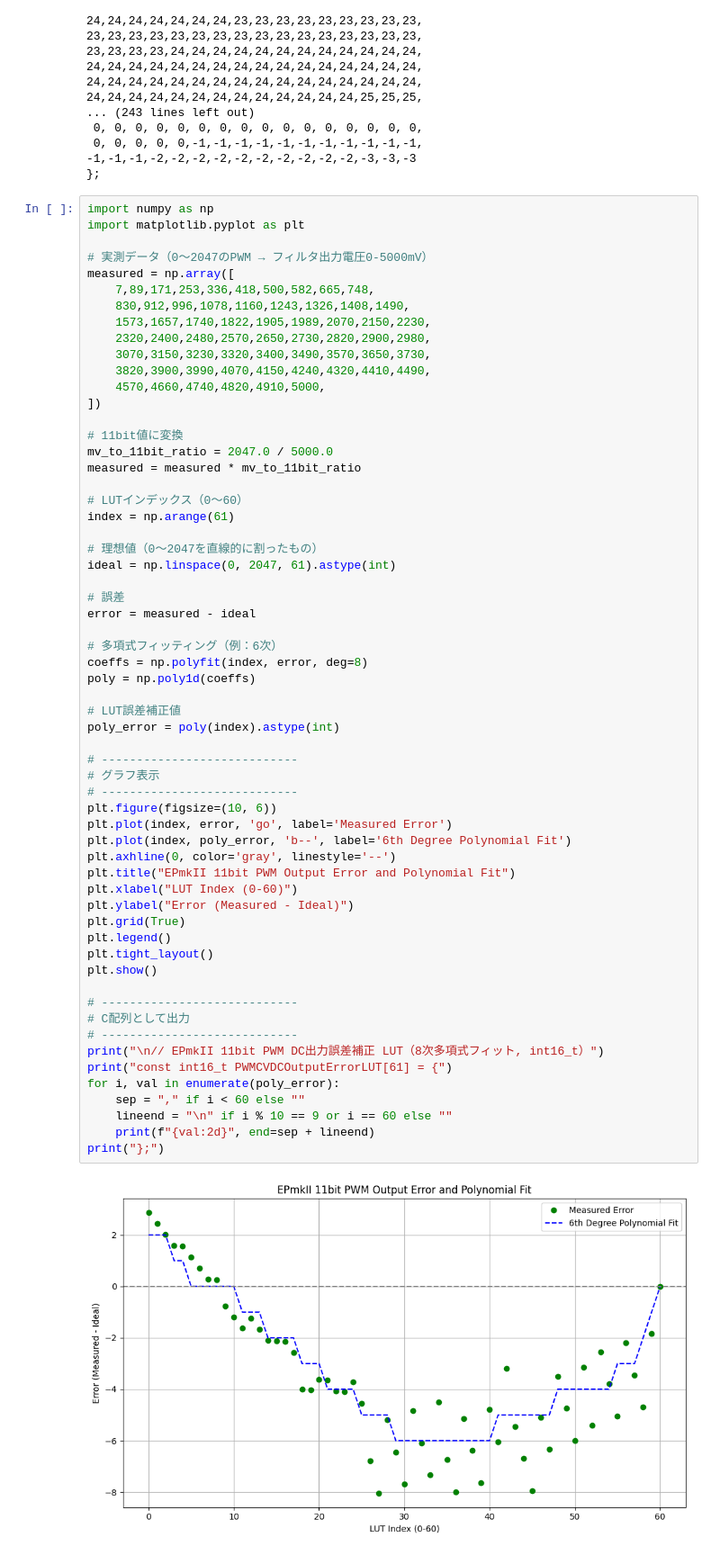
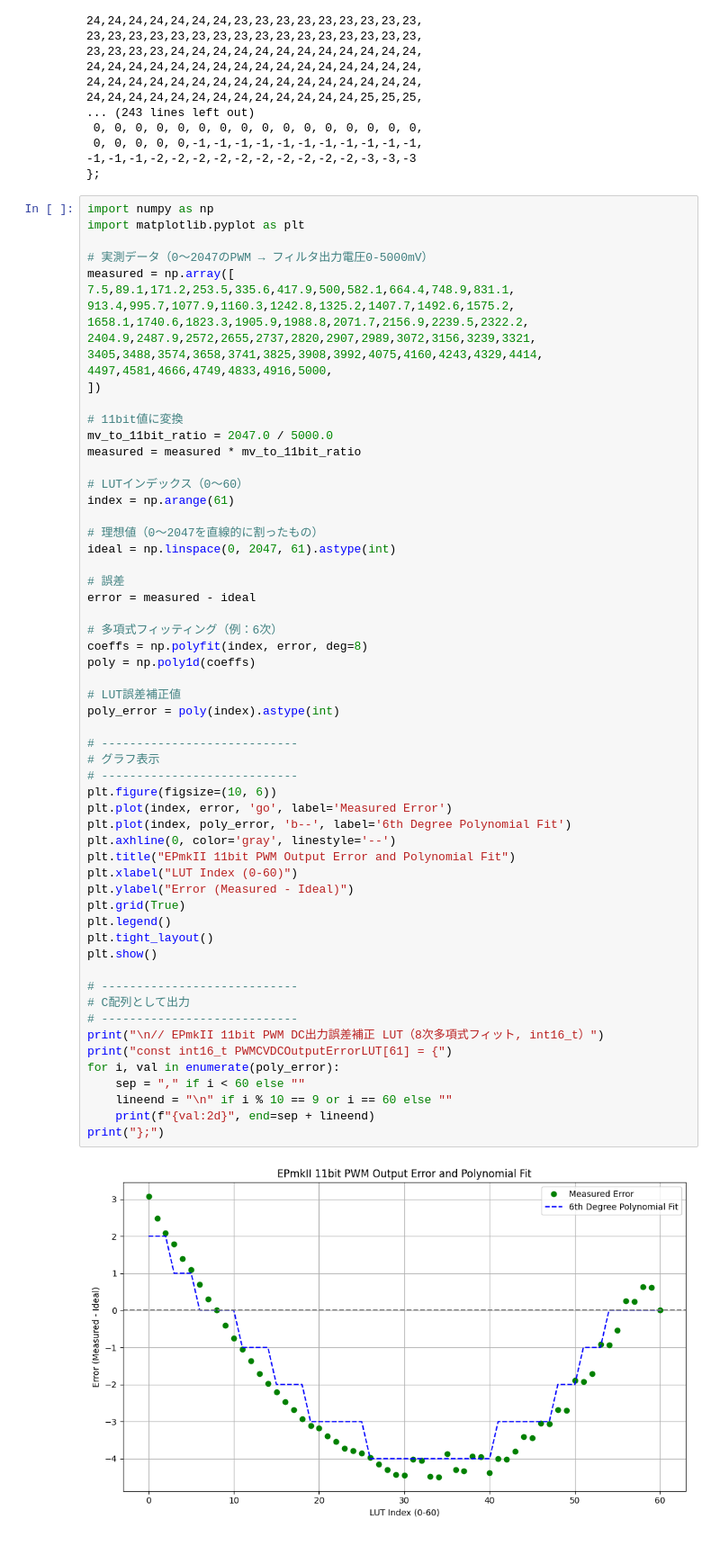
Before and after one commit to marksard/EurorackPlaygroundMkII, a Jupyter notebook: app/AdjusterApp/src/EPmkII_VOCT_CVOUT_LUT.ipynb, the cells around one changed output. Shown at 90% size. Drawn from its saved outputs; the diff is of its cells as text.

```diff
--- a/app/AdjusterApp/src/EPmkII_VOCT_CVOUT_LUT.ipynb
+++ b/app/AdjusterApp/src/EPmkII_VOCT_CVOUT_LUT.ipynb
@@ -79,13 +79,12 @@ import matplotlib.pyplot as plt
 
 # 実測データ（0〜2047のPWM → フィルタ出力電圧0-5000mV）
 measured = np.array([
-    7,89,171,253,336,418,500,582,665,748,
-    830,912,996,1078,1160,1243,1326,1408,1490,
-    1573,1657,1740,1822,1905,1989,2070,2150,2230,
-    2320,2400,2480,2570,2650,2730,2820,2900,2980,
-    3070,3150,3230,3320,3400,3490,3570,3650,3730,
-    3820,3900,3990,4070,4150,4240,4320,4410,4490,
-    4570,4660,4740,4820,4910,5000,
+7.5,89.1,171.2,253.5,335.6,417.9,500,582.1,664.4,748.9,831.1,
+913.4,995.7,1077.9,1160.3,1242.8,1325.2,1407.7,1492.6,1575.2,
+1658.1,1740.6,1823.3,1905.9,1988.8,2071.7,2156.9,2239.5,2322.2,
+2404.9,2487.9,2572,2655,2737,2820,2907,2989,3072,3156,3239,3321,
+3405,3488,3574,3658,3741,3825,3908,3992,4075,4160,4243,4329,4414,
+4497,4581,4666,4749,4833,4916,5000,
 ])
 
 # 11bit値に変換
@@ -107,33 +106,33 @@ poly = np.poly1d(coeffs)
 
 # LUT誤差補正値
 poly_error = poly(index).astype(int)
 
 # ----------------------------
 # グラフ表示
 # ----------------------------
 plt.figure(figsize=(10, 6))
 plt.plot(index, error, 'go', label='Measured Error')
 plt.plot(index, poly_error, 'b--', label='6th Degree Polynomial Fit')
 plt.axhline(0, color='gray', linestyle='--')
 plt.title("EPmkII 11bit PWM Output Error and Polynomial Fit")
 plt.xlabel("LUT Index (0-60)")
 plt.ylabel("Error (Measured - Ideal)")
 plt.grid(True)
 plt.legend()
 plt.tight_layout()
 plt.show()
 
 # ----------------------------
 # C配列として出力
 # ----------------------------
 print("\n// EPmkII 11bit PWM DC出力誤差補正 LUT（8次多項式フィット, int16_t）")
 print("const int16_t PWMCVDCOutputErrorLUT[61] = {")
 for i, val in enumerate(poly_error):
     sep = "," if i < 60 else ""
     lineend = "\n" if i % 10 == 9 or i == 60 else ""
     print(f"{val:2d}", end=sep + lineend)
 print("};")
 # %% [output]
-[figure, old version]
+[figure, new version]
 // EPmkII 11bit PWM DC出力誤差補正 LUT（8次多項式フィット, int16_t）
 const int16_t PWMCVDCOutputErrorLUT[61] = {
```
Also changed, not shown: parts of 1 cell of this notebook, 1 other file.
